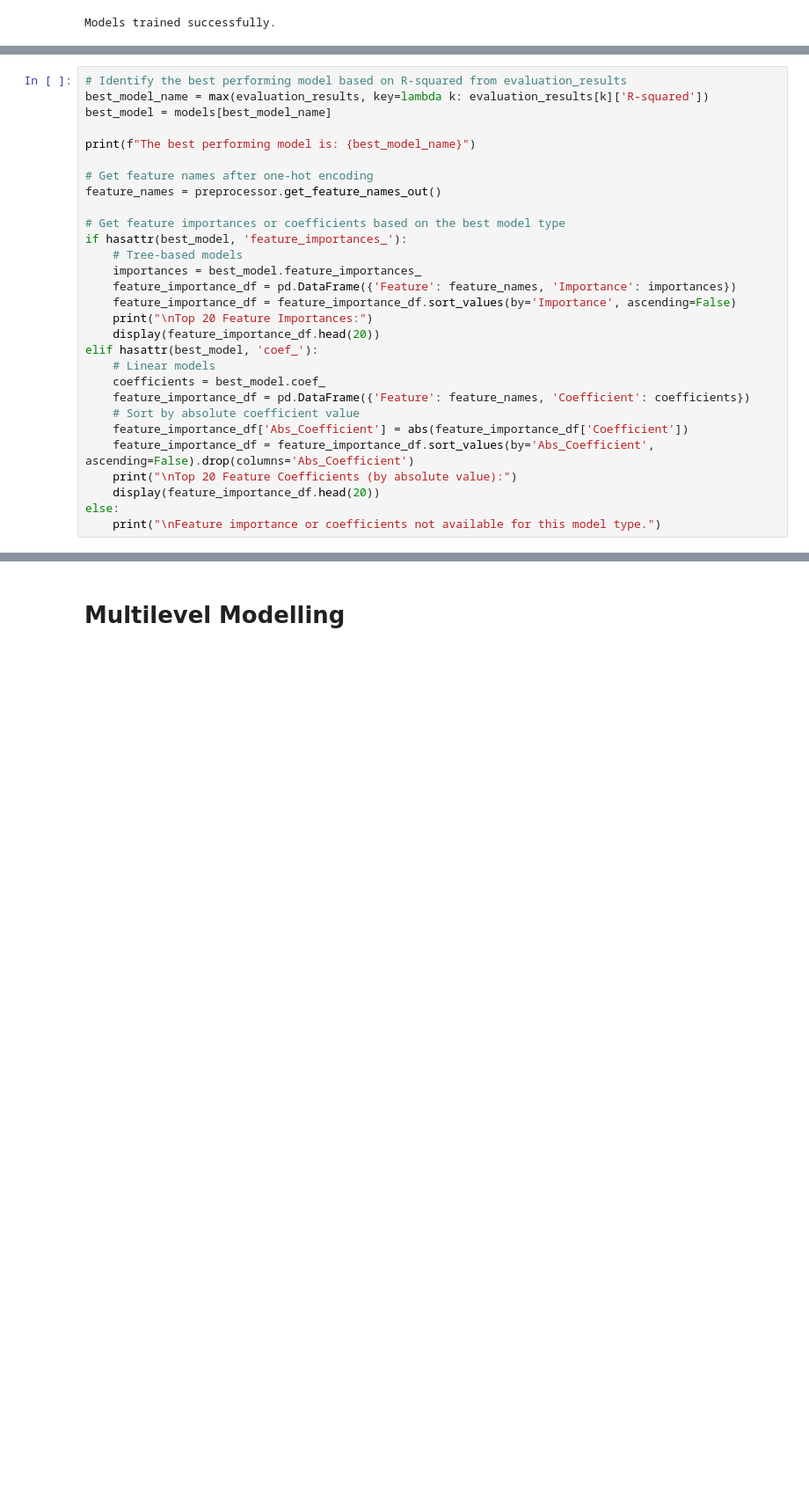
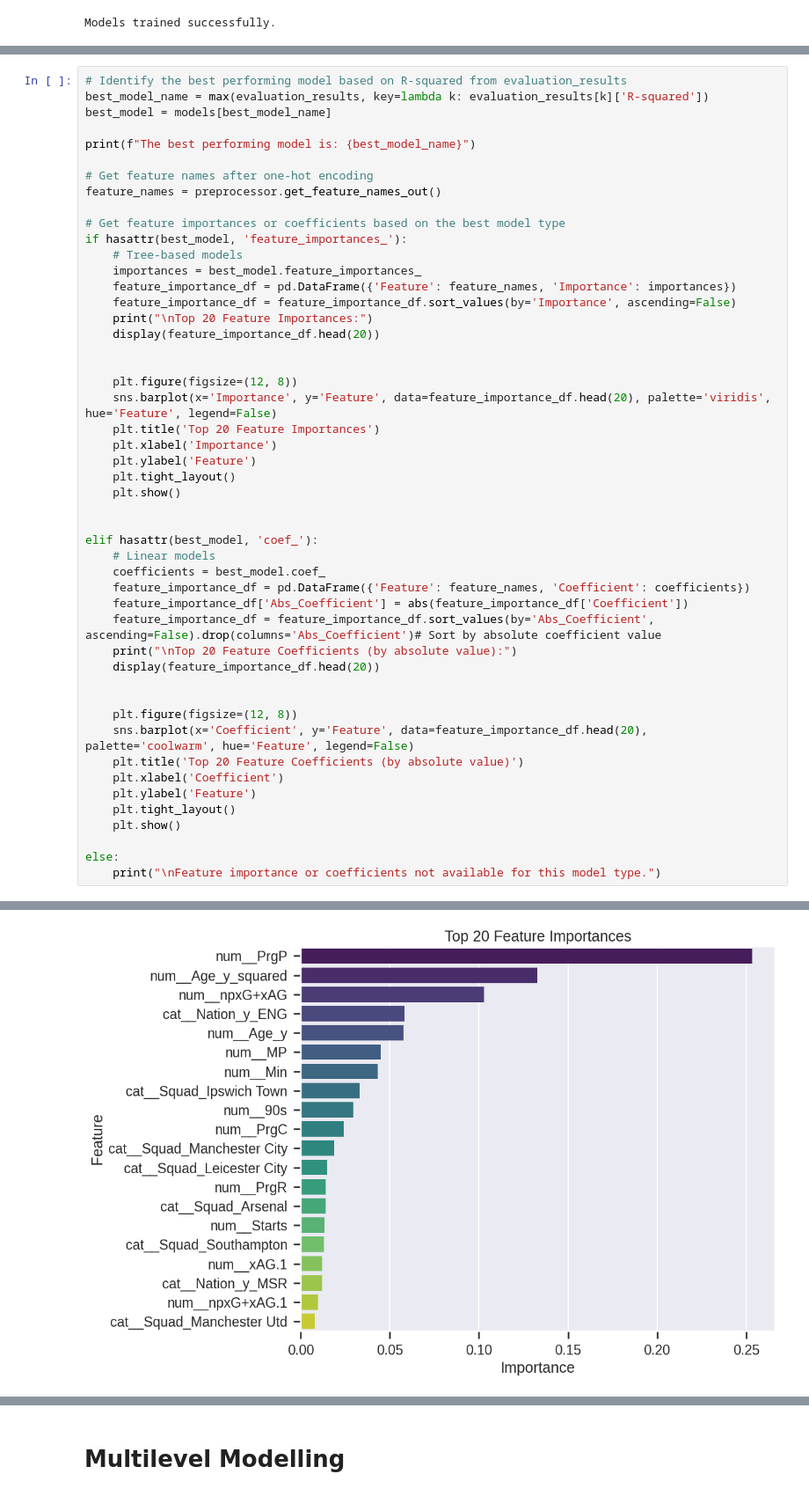
Before and after one commit to Pranav216/Dissertation_19247207, a Jupyter notebook: Dissertation_19247207/MarketValue_Analysis.ipynb, the cells around one changed output, grey strips where cells are left out. Shown at 88% size. Saved outputs shown, nothing was run; the diff lists cells and outputs as text; blank space fills up the shorter version.

```diff
--- a/Dissertation_19247207/MarketValue_Analysis.ipynb
+++ b/Dissertation_19247207/MarketValue_Analysis.ipynb
@@ -680,38 +691,59 @@ if hasattr(best_model, 'feature_importances_'):
     feature_importance_df = feature_importance_df.sort_values(by='Importance', ascending=False)
     print("\nTop 20 Feature Importances:")
     display(feature_importance_df.head(20))
+
+
+    plt.figure(figsize=(12, 8))
+    sns.barplot(x='Importance', y='Feature', data=feature_importance_df.head(20), palette='viridis', hue='Feature', legend=False)
+    plt.title('Top 20 Feature Importances')
+    plt.xlabel('Importance')
+    plt.ylabel('Feature')
+    plt.tight_layout()
+    plt.show()
+
+
 elif hasattr(best_model, 'coef_'):
     # Linear models
     coefficients = best_model.coef_
     feature_importance_df = pd.DataFrame({'Feature': feature_names, 'Coefficient': coefficients})
-    # Sort by absolute coefficient value
     feature_importance_df['Abs_Coefficient'] = abs(feature_importance_df['Coefficient'])
-    feature_importance_df = feature_importance_df.sort_values(by='Abs_Coefficient', ascending=False).drop(columns='Abs_Coefficient')
+    feature_importance_df = feature_importance_df.sort_values(by='Abs_Coefficient', ascending=False).drop(columns='Abs_Coefficient')# Sort by absolute coefficient value
     print("\nTop 20 Feature Coefficients (by absolute value):")
     display(feature_importance_df.head(20))
+
+
+    plt.figure(figsize=(12, 8))
+    sns.barplot(x='Coefficient', y='Feature', data=feature_importance_df.head(20), palette='coolwarm', hue='Feature', legend=False)
+    plt.title('Top 20 Feature Coefficients (by absolute value)')
+    plt.xlabel('Coefficient')
+    plt.ylabel('Feature')
+    plt.tight_layout()
+    plt.show()
+
 else:
     print("\nFeature importance or coefficients not available for this model type.")
 # %% [output]
 The best performing model is: Gradient Boosting
 
 Top 20 Feature Importances:
 |  | Feature | Importance |
 | 18 | num__PrgP | 0.253441 |
 | 30 | num__Age_y_squared | 0.132698 |
 | 16 | num__npxG+xAG | 0.102864 |
 | 81 | cat__Nation_y_ENG | 0.058385 |
 | 0 | num__Age_y | 0.057622 |
 | 1 | num__MP | 0.044840 |
 | 3 | num__Min | 0.043354 |
 | 50 | cat__Squad_Ipswich Town | 0.032987 |
 | 4 | num__90s | 0.029602 |
 | 17 | num__PrgC | 0.024189 |
 | ... | ... | ... |
 | 57 | cat__Squad_Southampton | 0.013146 |
 | 26 | num__xAG.1 | 0.012001 |
 | 102 | cat__Nation_y_MSR | 0.011872 |
 | 29 | num__npxG+xAG.1 | 0.009632 |
 | 54 | cat__Squad_Manchester Utd | 0.007862 |
+[figure, added]
 # %%
 # from sklearn.metrics import mean_absolute_error, mean_squared_error, r2_score
 # import numpy as np
```
Also changed, not shown: parts of 24 cells of this notebook.
